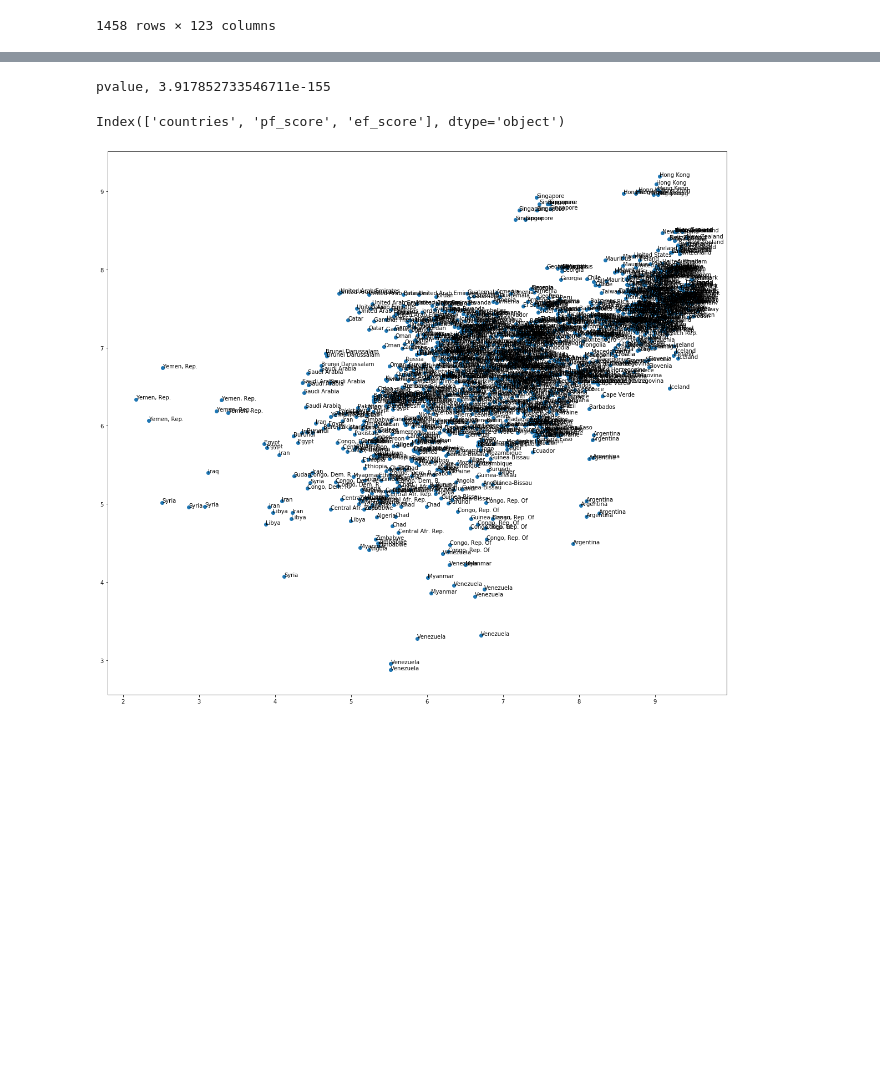
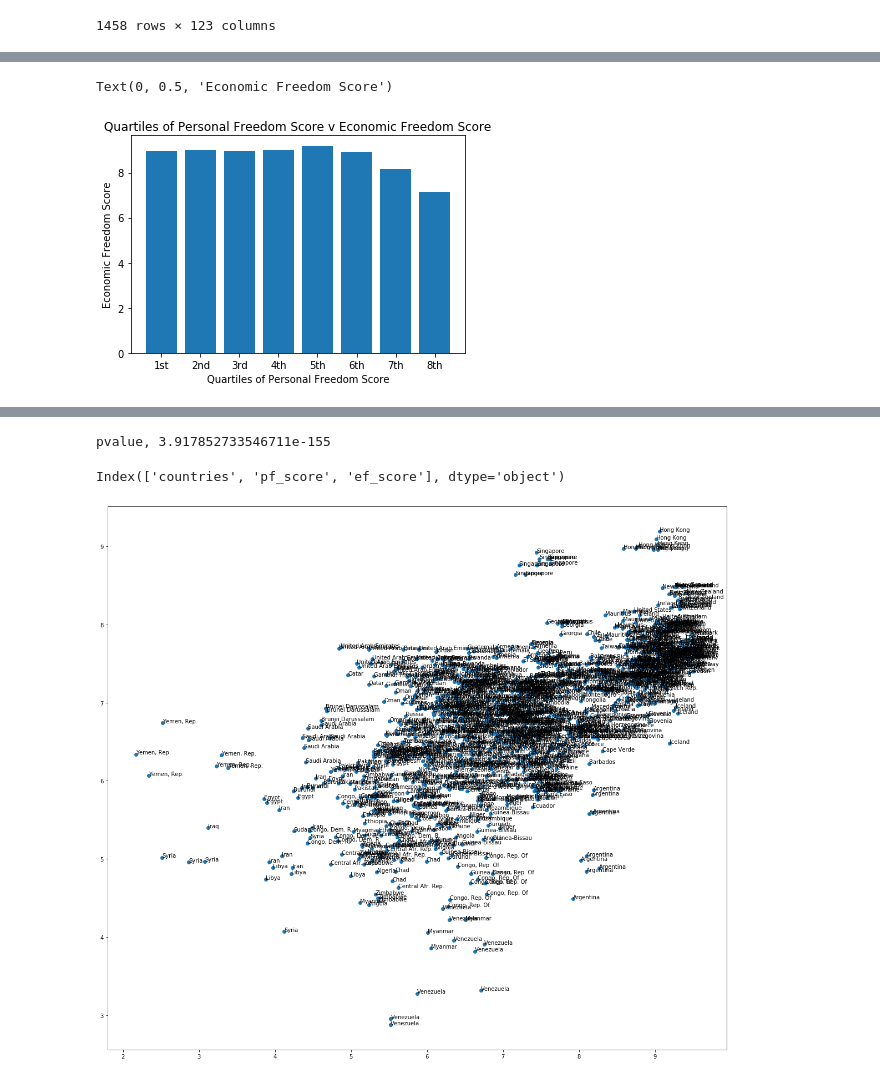
Before and after one commit to shamrockbandit/Project1_repo, a Jupyter notebook: pfscore and efscore.ipynb, the cells around one changed output, grey strips where cells are left out. Cells and saved outputs as stored; diff of their text form; code cells hidden in the pictures; blank space fills up the shorter version.

```diff
--- a/pfscore and efscore.ipynb
+++ b/pfscore and efscore.ipynb
@@ -54,0 +35,8 @@ scores_df
+# %%
+# qcut quartiles in a clean way
+
+cut_labels = ['10th', '9th', '8th', '7th', '6th', '5th', '4th', '3rd', '2nd','1st']
+cut_bins = [0, 1, 2, 3, 4, 5, 6, 7, 8, 9, 10]
+freedom_df['Quartile_pf'] = pd.cut(freedom_df['pf_score'], bins=cut_bins, labels=cut_labels)
+# %%
+freedom_df.Quartile_pf = freedom_df.Quartile_pf.astype('str')
@@ -54,0 +58,12 @@ scores_df
+# %%
+freedom_df= freedom_df[~freedom_df.Quartile_pf.isin(['nan'])]
+# %%
+plt.bar(freedom_df["Quartile_pf"].sort_values(),freedom_df["ef_score"])
+plt.title("Quartiles of Personal Freedom Score v Economic Freedom Score")
+plt.xlabel("Quartiles of Personal Freedom Score")
+plt.ylabel("Economic Freedom Score")
+# Quartile_pf = \
+#     pd.qcut(x=freedom_df.pf_score, q=10, labels=['10th', '9th', '8th' , '7th','6th', '5th','4th','3rd','2nd','1st' ])
+# %% [output]
+Text(0, 0.5, 'Economic Freedom Score')
+[figure, added]
```
Also changed, not shown: parts of 11 cells of this notebook, 5 other files.
